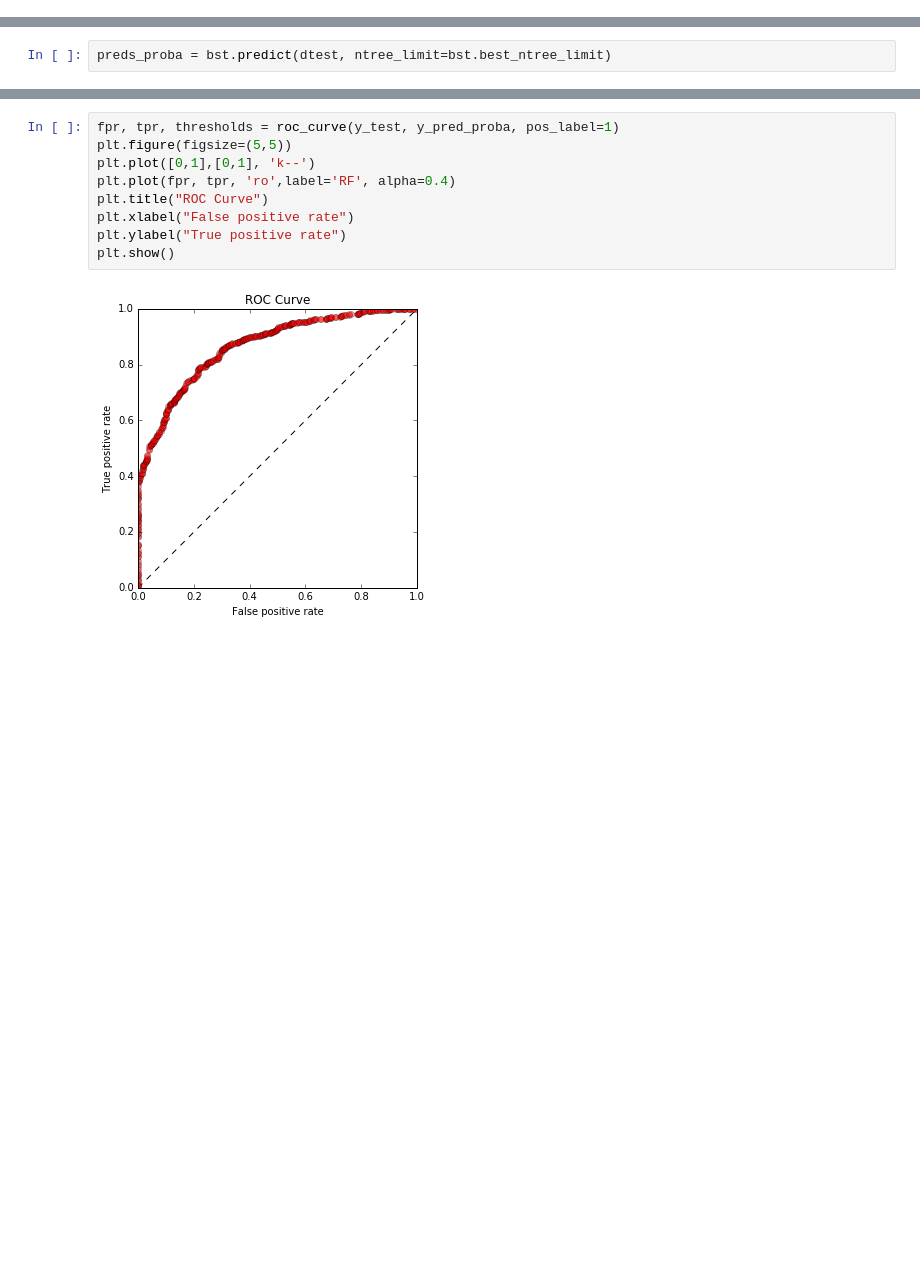
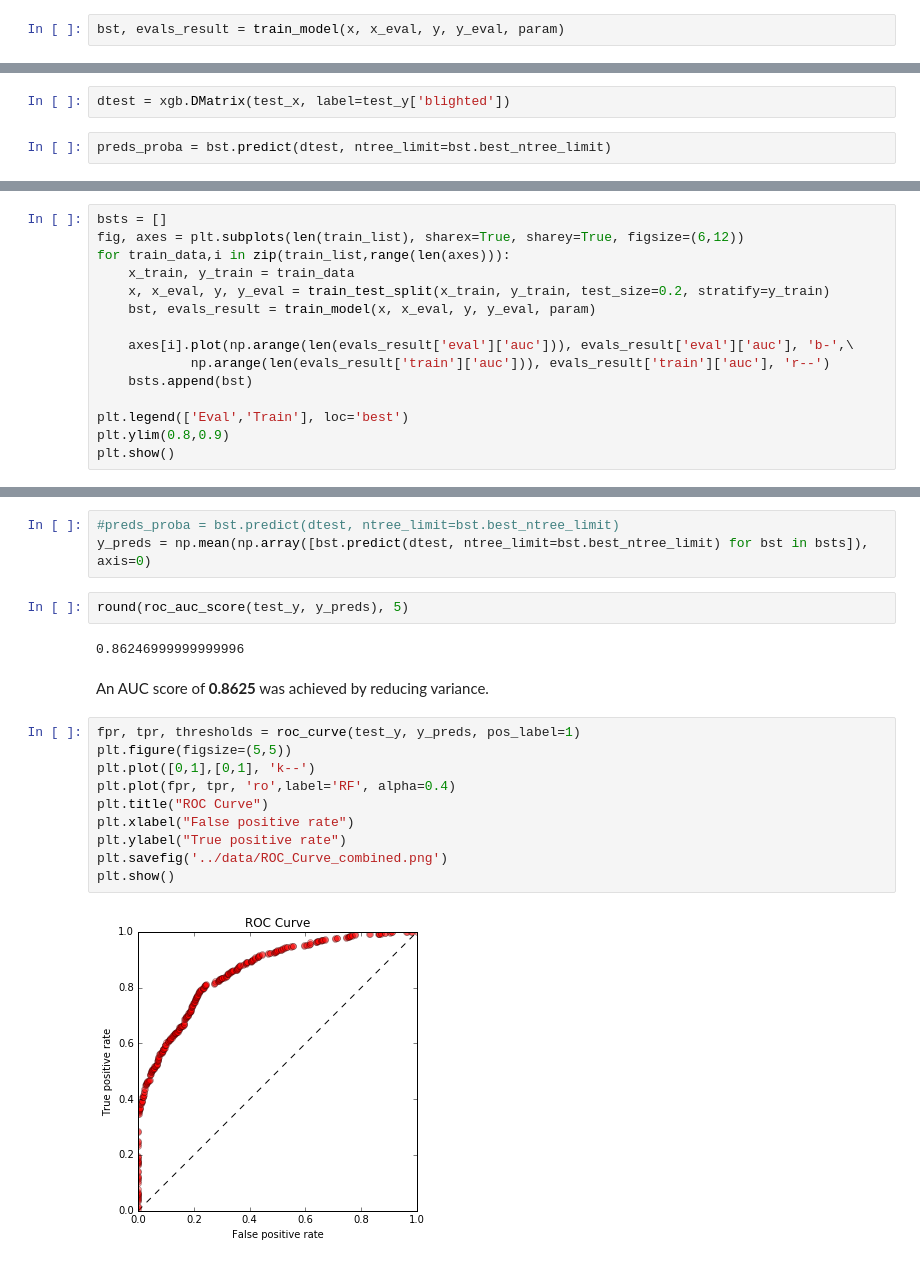
Before and after one commit to cyang019/blight_fight, a Jupyter notebook: src/Feature_Engineering.ipynb, the cells around one changed output, grey strips where cells are left out. Saved outputs shown, nothing was run; the diff lists cells and outputs as text; blank space fills up the shorter version.

```diff
--- a/src/Feature_Engineering.ipynb
+++ b/src/Feature_Engineering.ipynb
@@ -750,0 +741,2 @@ plt.show()
+# %%
+bst, evals_result = train_model(x, x_eval, y, y_eval, param)
@@ -751,3 +771,5 @@ plt.show()
+# %%
+dtest = xgb.DMatrix(test_x, label=test_y['blighted'])
 # %%
 preds_proba = bst.predict(dtest, ntree_limit=bst.best_ntree_limit)
 # %%
@@ -785,0 +781,15 @@ y_pred_proba = bst.predict(dtest, ntree_limit=bst.best_ntree_limit)
+# %%
+bsts = []
+fig, axes = plt.subplots(len(train_list), sharex=True, sharey=True, figsize=(6,12))
+for train_data,i in zip(train_list,range(len(axes))):
+    x_train, y_train = train_data
+    x, x_eval, y, y_eval = train_test_split(x_train, y_train, test_size=0.2, stratify=y_train)
+    bst, evals_result = train_model(x, x_eval, y, y_eval, param)
+
+    axes[i].plot(np.arange(len(evals_result['eval']['auc'])), evals_result['eval']['auc'], 'b-',\
+            np.arange(len(evals_result['train']['auc'])), evals_result['train']['auc'], 'r--')
+    bsts.append(bst)
+
+plt.legend(['Eval','Train'], loc='best')
+plt.ylim(0.8,0.9)
+plt.show()
@@ -786,11 +798,21 @@ y_pred_proba = bst.predict(dtest, ntree_limit=bst.best_ntree_limit)
+# %%
+#preds_proba = bst.predict(dtest, ntree_limit=bst.best_ntree_limit)
+y_preds = np.mean(np.array([bst.predict(dtest, ntree_limit=bst.best_ntree_limit) for bst in bsts]), axis=0)
+# %%
+round(roc_auc_score(test_y, y_preds), 5)
+# %% [output]
+0.86246999999999996
+# %% [markdown]
+An AUC score of **0.8625** was achieved by reducing variance.
 # %%
-fpr, tpr, thresholds = roc_curve(y_test, y_pred_proba, pos_label=1)
+fpr, tpr, thresholds = roc_curve(test_y, y_preds, pos_label=1)
 plt.figure(figsize=(5,5))
 plt.plot([0,1],[0,1], 'k--')
 plt.plot(fpr, tpr, 'ro',label='RF', alpha=0.4)
 plt.title("ROC Curve")
 plt.xlabel("False positive rate")
 plt.ylabel("True positive rate")
+plt.savefig('../data/ROC_Curve_combined.png')
 plt.show()
 # %% [output]
-[figure, old version]
+[figure, new version]
```
Also changed, not shown: parts of 102 cells of this notebook, 3 other files.
